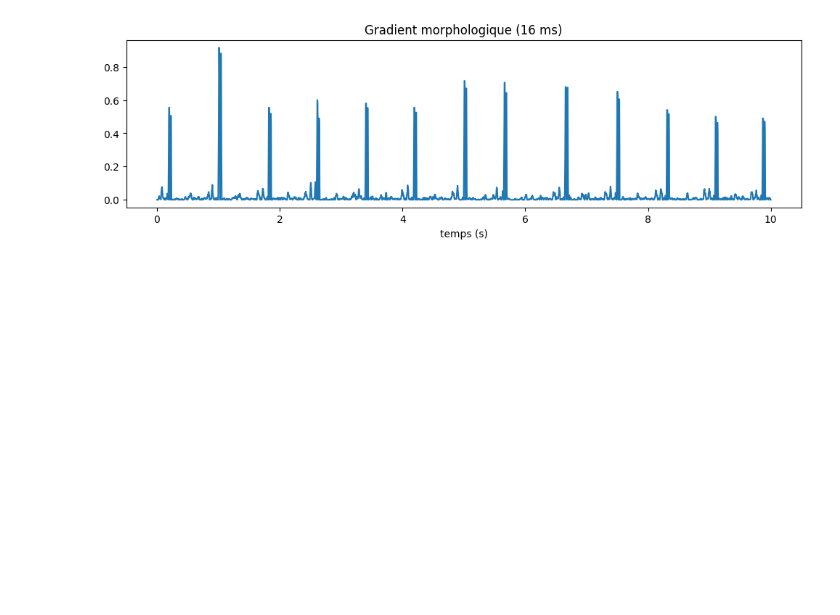
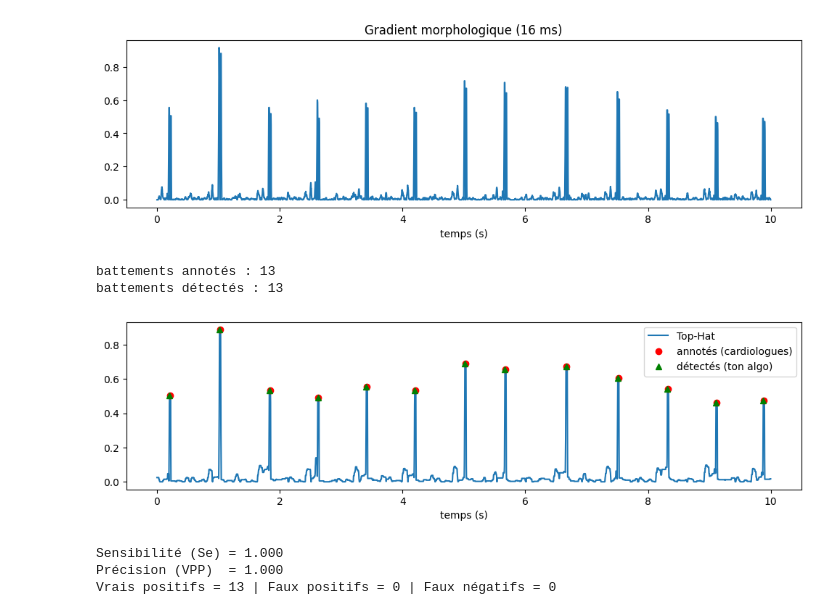
Before and after one commit to ROUA329/CardioMorph, a Jupyter notebook: cardiomorph-ecg.ipynb, the cells around one changed output. Cells and saved outputs as stored; diff of their text form; code cells hidden in the pictures; blank space fills up the shorter version.

Commit message:
Kaggle Notebook | CardioMorph_ECG | Etape 7 : detection QRS et evaluation Se VPP

```diff
--- a/cardiomorph-ecg.ipynb
+++ b/cardiomorph-ecg.ipynb
@@ -296,3 +296,55 @@ plt.plot(t, grad)
 plt.xlabel("temps (s)"); plt.title("Gradient morphologique (16 ms)"); plt.show()
 # %% [output]
 [figure]
+# %%
+def detecter_qrs(rehausse, fs, ratio=0.3, refractaire_ms=200):
+    seuil = ratio * rehausse.max()
+    refractaire = int(refractaire_ms / 1000 * fs)
+
+    candidats = np.where(rehausse > seuil)[0]
+    detectes = []
+    i = 0
+    while i < len(candidats):
+        debut = candidats[i]
+        fin = debut + refractaire
+        zone = candidats[(candidats >= debut) & (candidats < fin)]
+        pic = zone[np.argmax(rehausse[zone])]
+        detectes.append(pic)
+        i += len(zone)
+    return np.array(detectes)
+# %%
+detectes = detecter_qrs(rehausse, fs)
+
+print("battements annotés :", len(pos))
+print("battements détectés :", len(detectes))
+
+plt.figure(figsize=(12, 3))
+plt.plot(t, rehausse, label="Top-Hat")
+plt.plot(t[pos], rehausse[pos], 'ro', label="annotés (cardiologues)")
+plt.plot(t[detectes], rehausse[detectes], 'g^', label="détectés (ton algo)")
+plt.xlabel("temps (s)"); plt.legend(); plt.show()
+# %% [output]
+battements annotés : 13
+battements détectés : 13
+[figure, added]
+# %%
+def evaluer(detectes, pos, fs, tol_ms=150):
+    tol = int(tol_ms / 1000 * fs)
+    vrais_pos = 0
+    for d in detectes:
+        if np.any(np.abs(pos - d) <= tol):
+            vrais_pos += 1
+    faux_pos = len(detectes) - vrais_pos
+    faux_neg = len(pos) - vrais_pos
+    se = vrais_pos / (vrais_pos + faux_neg)
+    vpp = vrais_pos / (vrais_pos + faux_pos)
+    return se, vpp, vrais_pos, faux_pos, faux_neg
+
+se, vpp, tp, fp, fn = evaluer(detectes, pos, fs)
+print(f"Sensibilité (Se) = {se:.3f}")
+print(f"Précision (VPP)  = {vpp:.3f}")
+print(f"Vrais positifs = {tp} | Faux positifs = {fp} | Faux négatifs = {fn}")
+# %% [output]
+Sensibilité (Se) = 1.000
+Précision (VPP)  = 1.000
+Vrais positifs = 13 | Faux positifs = 0 | Faux négatifs = 0
```
